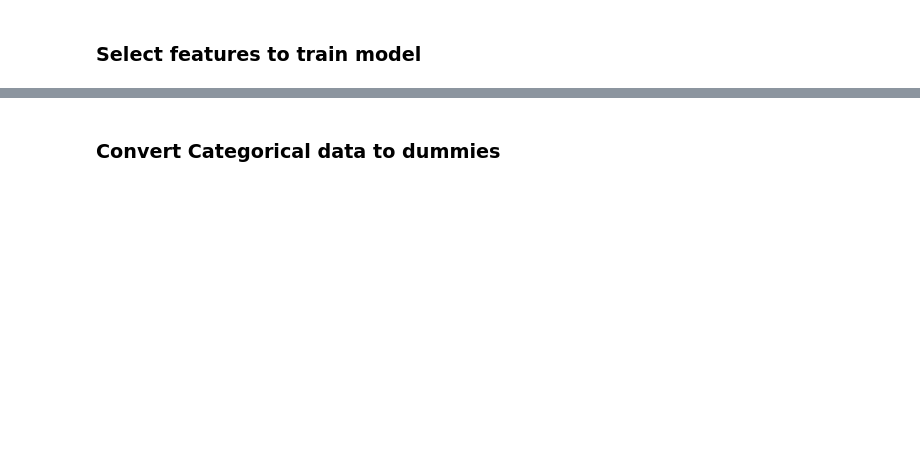
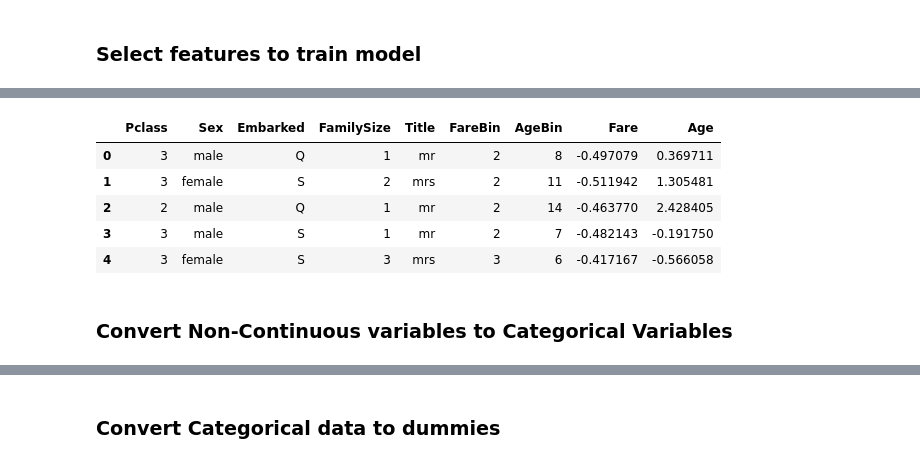
Before and after one commit to vedant511/titanic-data-analysis, a Jupyter notebook: Titanic_Data_Wrangling.ipynb, the cells around one changed output, grey strips where cells are left out. Saved outputs shown, nothing was run; the diff lists cells and outputs as text; code cells hidden in the pictures; blank space fills up the shorter version.

```diff
--- a/Titanic_Data_Wrangling.ipynb
+++ b/Titanic_Data_Wrangling.ipynb
@@ -476,0 +514,11 @@ x_train.head()
+# %%
+x_test.head()
+# %% [output]
+|  | Pclass | Sex | Embarked | FamilySize | Title | FareBin | AgeBin | Fare | Age |
+| 0 | 3 | male | Q | 1 | mr | 2 | 8 | -0.497079 | 0.369711 |
+| 1 | 3 | female | S | 2 | mrs | 2 | 11 | -0.511942 | 1.305481 |
+| 2 | 2 | male | Q | 1 | mr | 2 | 14 | -0.463770 | 2.428405 |
+| 3 | 3 | male | S | 1 | mr | 2 | 7 | -0.482143 | -0.191750 |
+| 4 | 3 | female | S | 3 | mrs | 3 | 6 | -0.417167 | -0.566058 |
+# %% [markdown]
+### Convert Non-Continuous variables to Categorical Variables
```
Also changed, not shown: parts of 12 cells of this notebook, 7 other files.
